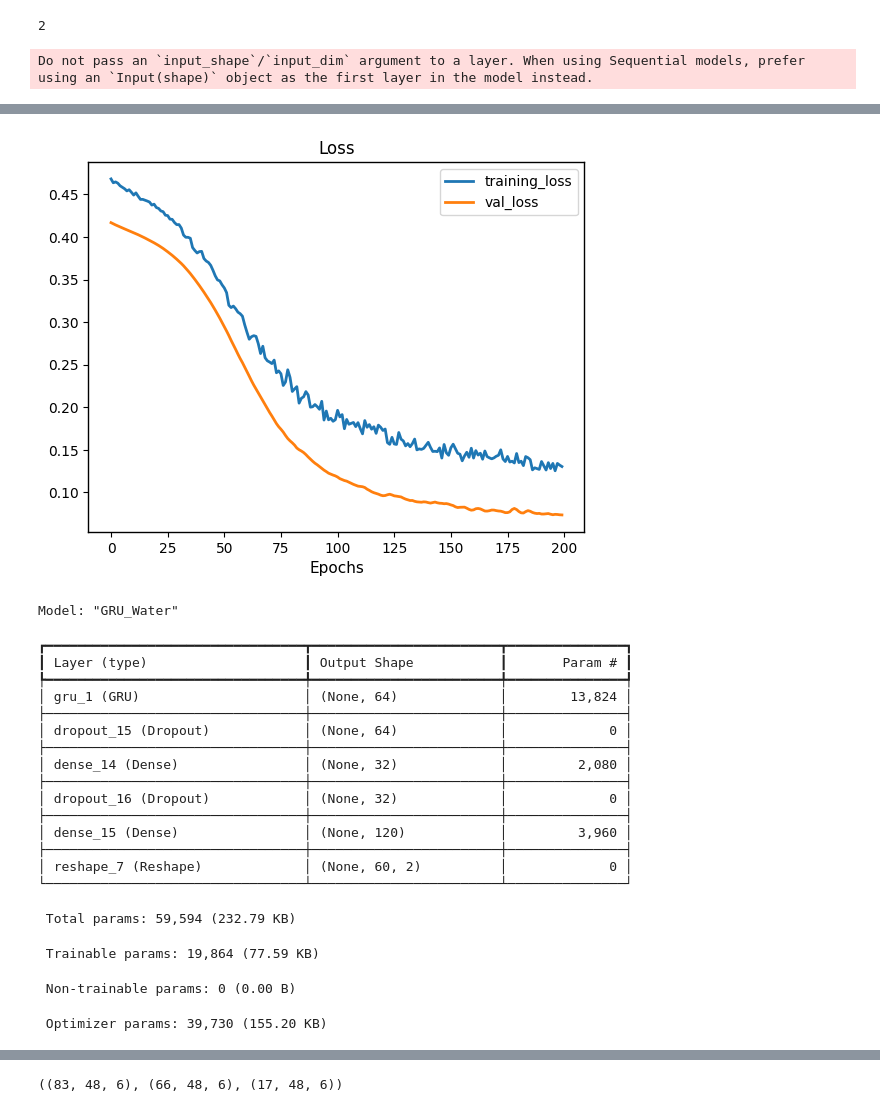
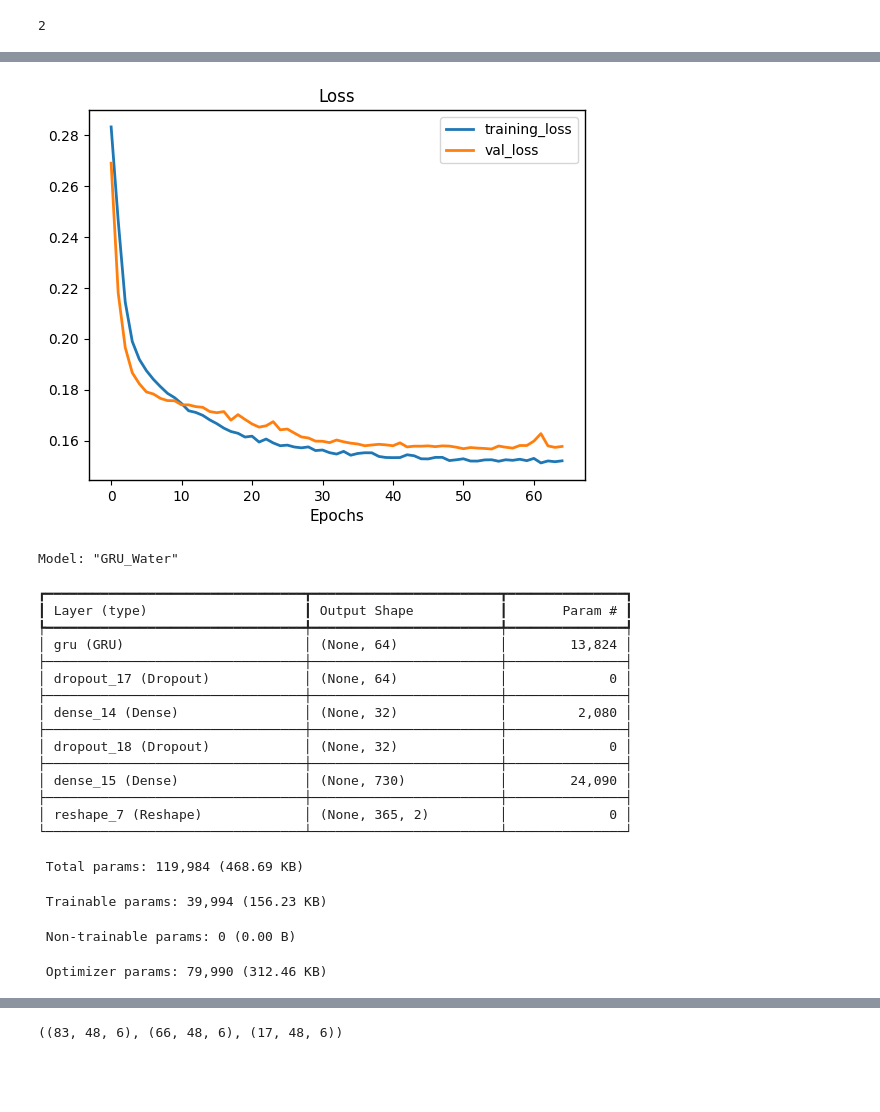
Before and after one commit to mohamed-elaouan/AWH-UM6P-, a Jupyter notebook: Forecasting_Modeling_Experiment.ipynb, the cells around one changed output, grey strips where cells are left out. Saved outputs shown, nothing was run; the diff lists cells and outputs as text; code cells hidden in the pictures; blank space fills up the shorter version.

```diff
--- a/Forecasting_Modeling_Experiment.ipynb
+++ b/Forecasting_Modeling_Experiment.ipynb
@@ -400,7 +400,7 @@ agg_dict_month = {
     'QV2M': 'mean'# target
 }
 
-df_monthly = df_modeling.resample("MS").agg(agg_dict_month)
+df_daily = df_modeling.resample("D").agg(agg_dict_month)
 # %% [markdown]
 ## 1. Data preprosessing
 
@@ -471,10 +439,10 @@ feature_Energie_cols = ["WS50M" ,
                         ]
 #
 # Water
-# Monthly
-X_Water = df_monthly[feature_Water_cols]
-y_Water = df_monthly[target_Water_cols]
+# Daily
+X_Water = df_daily[feature_Water_cols]
+y_Water = df_daily[target_Water_cols]
 
 # Energie
-X_Energie = df_monthly[feature_Energie_cols]
-y_Energie = df_monthly[target_Energie_cols]
+X_Energie = df_daily[feature_Energie_cols]
+y_Energie = df_daily[target_Energie_cols]
@@ -1920,7 +1902,9 @@ model = Sequential([
 
     GRU(
         64,                      # SMALL (important!)
-        input_shape=(48, 6)
+        input_shape=(WINDOW_SIZE ,
+                     X_train.shape[-1]
+                     )
     ),
     Dropout(0.4),                # stronger regularization
 
@@ -1930,15 +1914,13 @@ model = Sequential([
     Dense(output_steps * len(target_Water_cols)),
     Reshape((output_steps, len(target_Water_cols)))
 
-], name="GRU_Water")
+], name="GRU_Water_Daily")
 
 model.compile(
     optimizer=tf.keras.optimizers.Adam(learning_rate=1e-4),
     loss=tf.keras.losses.Huber(delta=1.0),
     metrics=["mae", "mse"]
 )
-# %% [output]
-Do not pass an `input_shape`/`input_dim` argument to a layer. When using Sequential models, prefer using an `Input(shape)` object as the first layer in the model instead.
 # %%
 early_stop = EarlyStopping(
     monitor="val_loss",
@@ -1951,7 +1933,7 @@ history = model.fit(
     y_train,
     validation_data=(X_test, y_test),
     epochs=200,
-    batch_size=8,     # small batch works better for tiny datasets
+    batch_size=BATCH_SIZE,     # small batch works better for tiny datasets
     callbacks=[early_stop],
     verbose=1
 )
@@ -1978 +1960 @@ Epoch 200/200
-[figure, old version]
+[figure, new version]
@@ -1983,22 +1967,22 @@ Model: "GRU_Water"
 ┏━━━━━━━━━━━━━━━━━━━━━━━━━━━━━━━━━┳━━━━━━━━━━━━━━━━━━━━━━━━┳━━━━━━━━━━━━━━━┓
 ┃ Layer (type)                    ┃ Output Shape           ┃       Param # ┃
 ┡━━━━━━━━━━━━━━━━━━━━━━━━━━━━━━━━━╇━━━━━━━━━━━━━━━━━━━━━━━━╇━━━━━━━━━━━━━━━┩
-│ gru_1 (GRU)                     │ (None, 64)             │        13,824 │
+│ gru (GRU)                       │ (None, 64)             │        13,824 │
 ├─────────────────────────────────┼────────────────────────┼───────────────┤
-│ dropout_15 (Dropout)            │ (None, 64)             │             0 │
+│ dropout_17 (Dropout)            │ (None, 64)             │             0 │
 ├─────────────────────────────────┼────────────────────────┼───────────────┤
 │ dense_14 (Dense)                │ (None, 32)             │         2,080 │
 ├─────────────────────────────────┼────────────────────────┼───────────────┤
-│ dropout_16 (Dropout)            │ (None, 32)             │             0 │
+│ dropout_18 (Dropout)            │ (None, 32)             │             0 │
 ├─────────────────────────────────┼────────────────────────┼───────────────┤
-│ dense_15 (Dense)                │ (None, 120)            │         3,960 │
+│ dense_15 (Dense)                │ (None, 730)            │        24,090 │
 ├─────────────────────────────────┼────────────────────────┼───────────────┤
-│ reshape_7 (Reshape)             │ (None, 60, 2)          │             0 │
+│ reshape_7 (Reshape)             │ (None, 365, 2)         │             0 │
 └─────────────────────────────────┴────────────────────────┴───────────────┘
- Total params: 59,594 (232.79 KB)
+ Total params: 119,984 (468.69 KB)
- Trainable params: 19,864 (77.59 KB)
+ Trainable params: 39,994 (156.23 KB)
  Non-trainable params: 0 (0.00 B)
- Optimizer params: 39,730 (155.20 KB)
+ Optimizer params: 79,990 (312.46 KB)
 # %%
 y_pred = model.predict(X_test)
 
```
Also changed, not shown: parts of 95 cells of this notebook.
